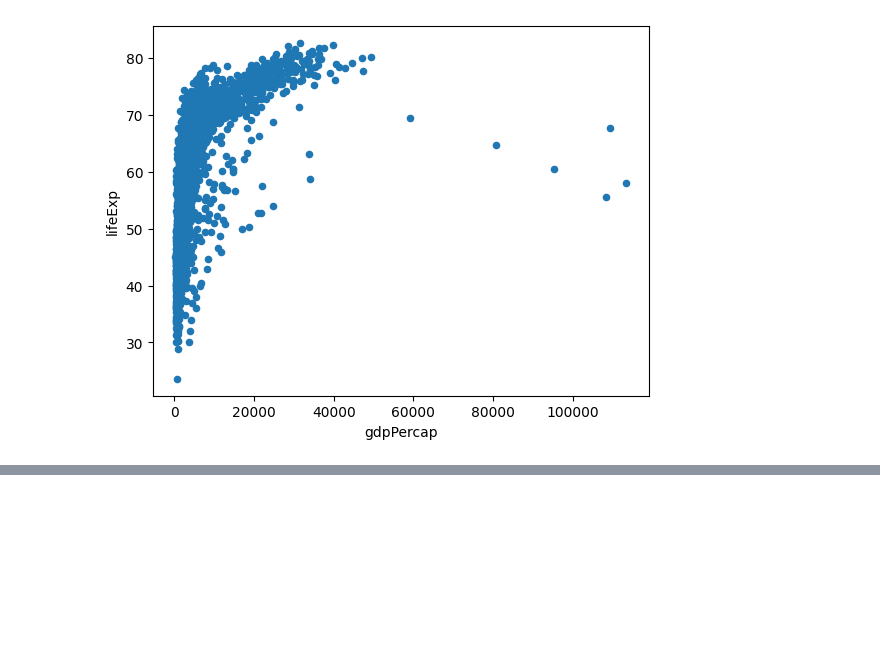
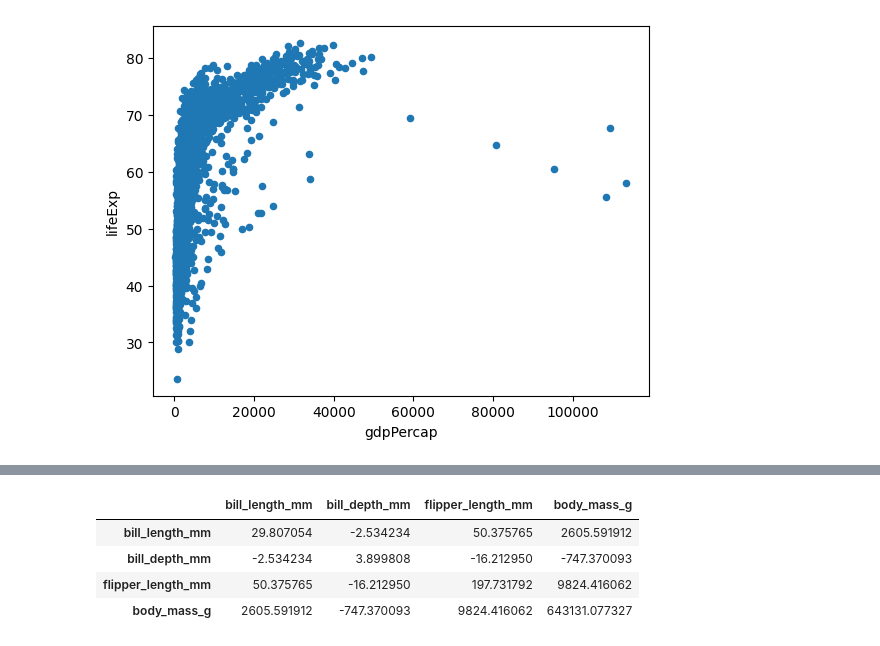
Before and after one commit to jaidatta71/Chatbot, a Jupyter notebook: Self_study_colab_coding_activity_2_3.ipynb, the cells around one changed output, grey strips where cells are left out. Cells and saved outputs as stored; diff of their text form; code cells hidden in the pictures; blank space fills up the shorter version.

```diff
--- a/Self_study_colab_coding_activity_2_3.ipynb
+++ b/Self_study_colab_coding_activity_2_3.ipynb
@@ -222,0 +355,8 @@ plt.savefig('/content/drive/MyDrive/colab_activity2_3_starter/images/gdp_lifexp_
+# %%
+df3.cov()
+# %% [output]
+|  | bill_length_mm | bill_depth_mm | flipper_length_mm | body_mass_g |
+| bill_length_mm | 29.807054 | -2.534234 | 50.375765 | 2605.591912 |
+| bill_depth_mm | -2.534234 | 3.899808 | -16.212950 | -747.370093 |
+| flipper_length_mm | 50.375765 | -16.212950 | 197.731792 | 9824.416062 |
+| body_mass_g | 2605.591912 | -747.370093 | 9824.416062 | 643131.077327 |
```
Also changed, not shown: parts of 15 cells of this notebook.
